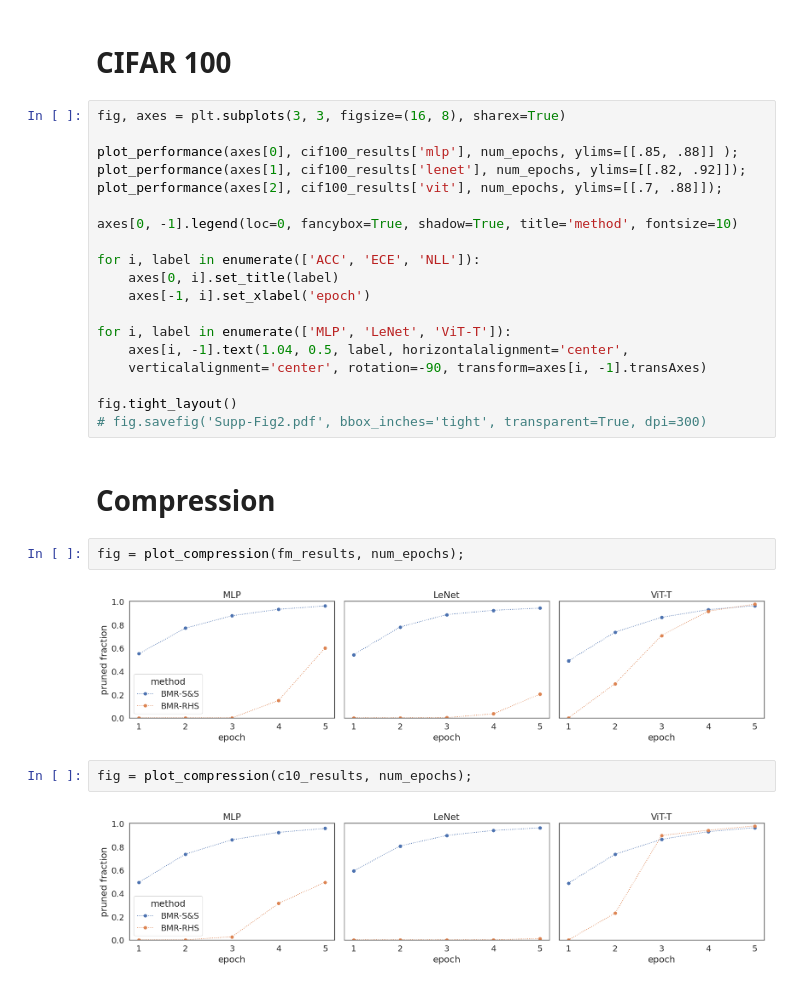
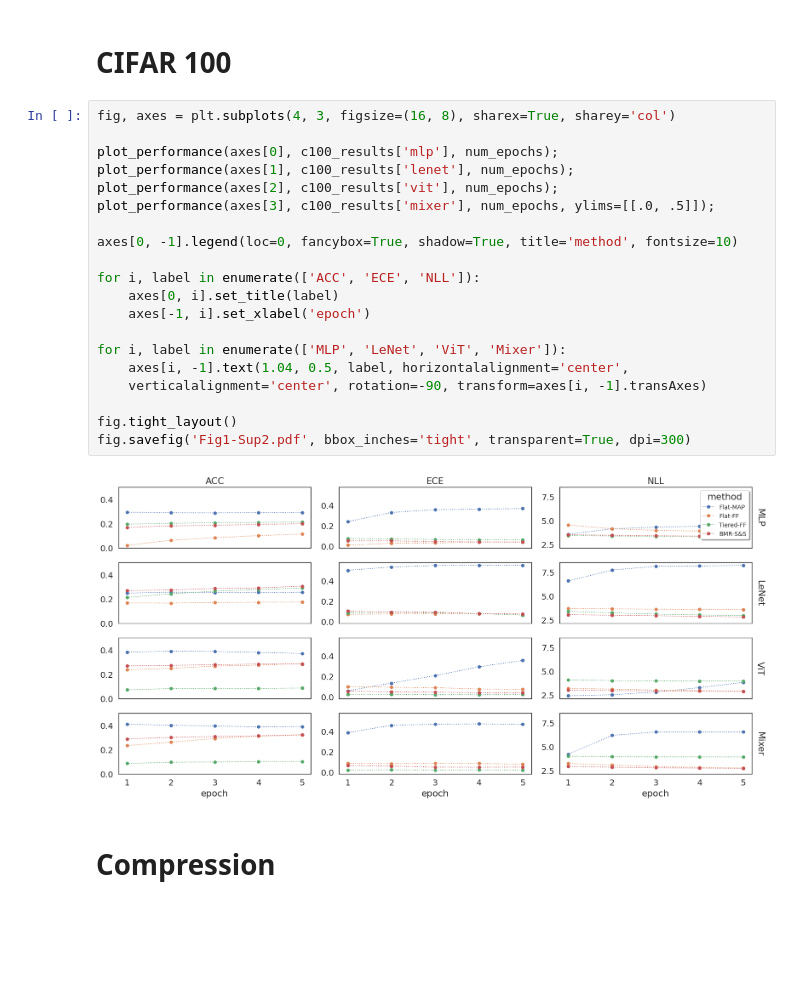
Before and after one commit to dimarkov/bmr4pml, a Jupyter notebook: notebooks/plot_comparison_results.ipynb, the cells around one changed output. Drawn from its saved outputs; the diff is of its cells as text; blank space fills up the shorter version.

```diff
--- a/notebooks/plot_comparison_results.ipynb
+++ b/notebooks/plot_comparison_results.ipynb
@@ -110,31 +100,26 @@ fig.tight_layout()
 # %% [markdown]
 # CIFAR 100
 # %%
-fig, axes = plt.subplots(3, 3, figsize=(16, 8), sharex=True)
+fig, axes = plt.subplots(4, 3, figsize=(16, 8), sharex=True, sharey='col')
 
-plot_performance(axes[0], cif100_results['mlp'], num_epochs, ylims=[[.85, .88]] );
-plot_performance(axes[1], cif100_results['lenet'], num_epochs, ylims=[[.82, .92]]);
-plot_performance(axes[2], cif100_results['vit'], num_epochs, ylims=[[.7, .88]]);
+plot_performance(axes[0], c100_results['mlp'], num_epochs);
+plot_performance(axes[1], c100_results['lenet'], num_epochs);
+plot_performance(axes[2], c100_results['vit'], num_epochs);
+plot_performance(axes[3], c100_results['mixer'], num_epochs, ylims=[[.0, .5]]);
 
 axes[0, -1].legend(loc=0, fancybox=True, shadow=True, title='method', fontsize=10)
 
 for i, label in enumerate(['ACC', 'ECE', 'NLL']):
     axes[0, i].set_title(label)
     axes[-1, i].set_xlabel('epoch')
 
-for i, label in enumerate(['MLP', 'LeNet', 'ViT-T']):
+for i, label in enumerate(['MLP', 'LeNet', 'ViT', 'Mixer']):
     axes[i, -1].text(1.04, 0.5, label, horizontalalignment='center',
     verticalalignment='center', rotation=-90, transform=axes[i, -1].transAxes)
 
 fig.tight_layout()
-# fig.savefig('Supp-Fig2.pdf', bbox_inches='tight', transparent=True, dpi=300)
+fig.savefig('Fig1-Sup2.pdf', bbox_inches='tight', transparent=True, dpi=300)
+# %% [output]
+[figure, added]
 # %% [markdown]
 # Compression
-# %%
-fig = plot_compression(fm_results, num_epochs);
-# %% [output]
-[figure, removed]
-# %%
-fig = plot_compression(c10_results, num_epochs);
-# %% [output]
-[figure, removed]
```
Also changed, not shown: parts of 14 cells of this notebook, 1 other file.
